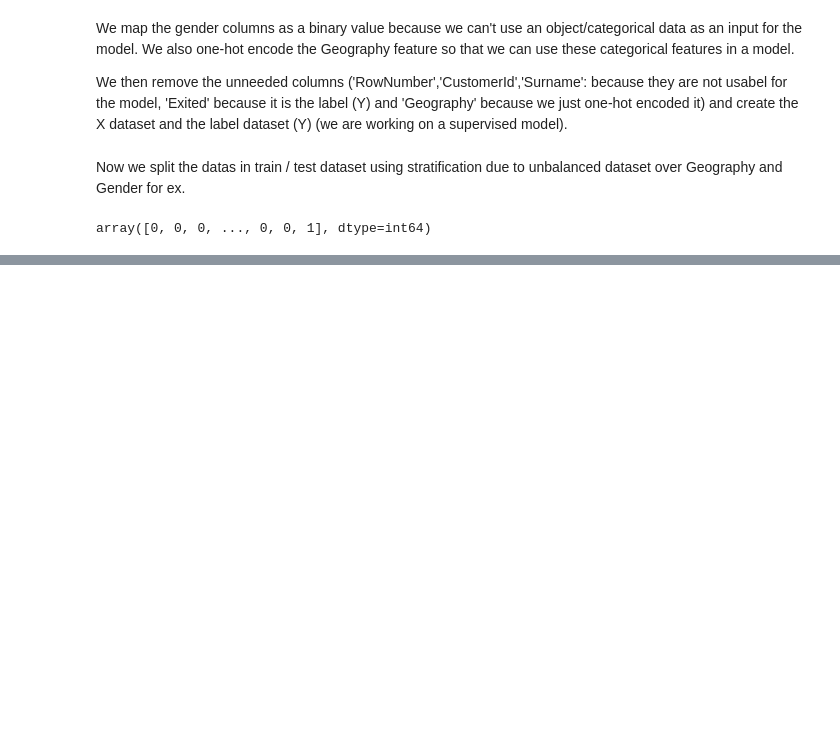
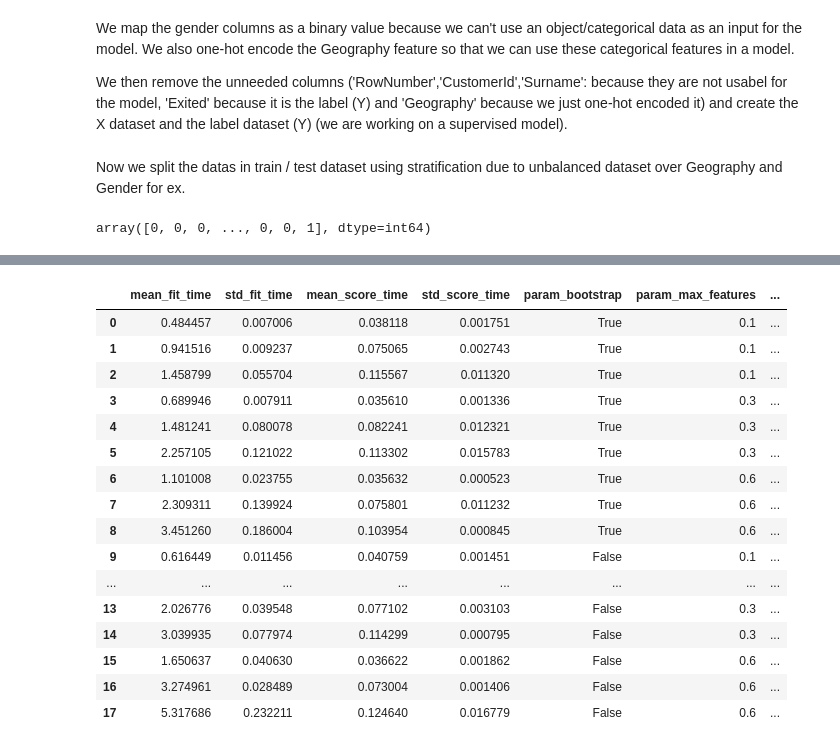
Before and after one commit to splatch58/ML_PythonLabs, a Jupyter notebook: Project_DE_CANDIDO_Bank_Churn.ipynb, the cells around one changed output, grey strips where cells are left out. Saved outputs shown, nothing was run; the diff lists cells and outputs as text; code cells hidden in the pictures; blank space fills up the shorter version.

```diff
--- a/Project_DE_CANDIDO_Bank_Churn.ipynb
+++ b/Project_DE_CANDIDO_Bank_Churn.ipynb
@@ -353,0 +339,26 @@ We finally choose the ANN model because it gives more accurate predictions
+# %%
+# 4 - Random Forest Classifier
+from sklearn.ensemble import RandomForestClassifier
+
+rfc = RandomForestClassifier()
+param_grid = {'bootstrap': [True, False],'n_estimators':[100, 200, 300], 'max_features':[0.1 , 0.3, 0.6]}
+tested_rfc, Results_rfc = test_sklearn_model(rfc, param_grid, X_train, Y_train)
+Results_rfc
+# %% [output]
+|  | mean_fit_time | std_fit_time | mean_score_time | std_score_time | param_bootstrap | param_max_features | ... |
+| 0 | 0.484457 | 0.007006 | 0.038118 | 0.001751 | True | 0.1 | ... |
+| 1 | 0.941516 | 0.009237 | 0.075065 | 0.002743 | True | 0.1 | ... |
+| 2 | 1.458799 | 0.055704 | 0.115567 | 0.011320 | True | 0.1 | ... |
+| 3 | 0.689946 | 0.007911 | 0.035610 | 0.001336 | True | 0.3 | ... |
+| 4 | 1.481241 | 0.080078 | 0.082241 | 0.012321 | True | 0.3 | ... |
+| 5 | 2.257105 | 0.121022 | 0.113302 | 0.015783 | True | 0.3 | ... |
+| 6 | 1.101008 | 0.023755 | 0.035632 | 0.000523 | True | 0.6 | ... |
+| 7 | 2.309311 | 0.139924 | 0.075801 | 0.011232 | True | 0.6 | ... |
+| 8 | 3.451260 | 0.186004 | 0.103954 | 0.000845 | True | 0.6 | ... |
+| 9 | 0.616449 | 0.011456 | 0.040759 | 0.001451 | False | 0.1 | ... |
+| ... | ... | ... | ... | ... | ... | ... | ... |
+| 13 | 2.026776 | 0.039548 | 0.077102 | 0.003103 | False | 0.3 | ... |
+| 14 | 3.039935 | 0.077974 | 0.114299 | 0.000795 | False | 0.3 | ... |
+| 15 | 1.650637 | 0.040630 | 0.036622 | 0.001862 | False | 0.6 | ... |
+| 16 | 3.274961 | 0.028489 | 0.073004 | 0.001406 | False | 0.6 | ... |
+| 17 | 5.317686 | 0.232211 | 0.124640 | 0.016779 | False | 0.6 | ... |
```
Also changed, not shown: parts of 38 cells of this notebook, 14 other files.
